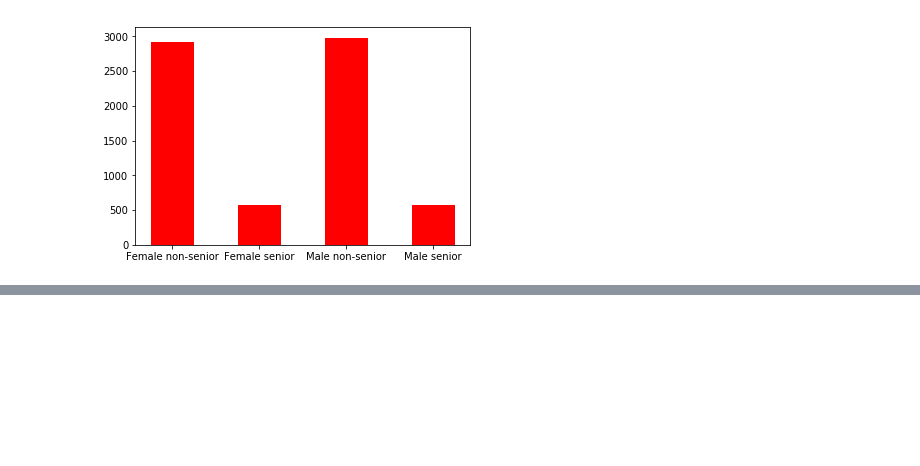
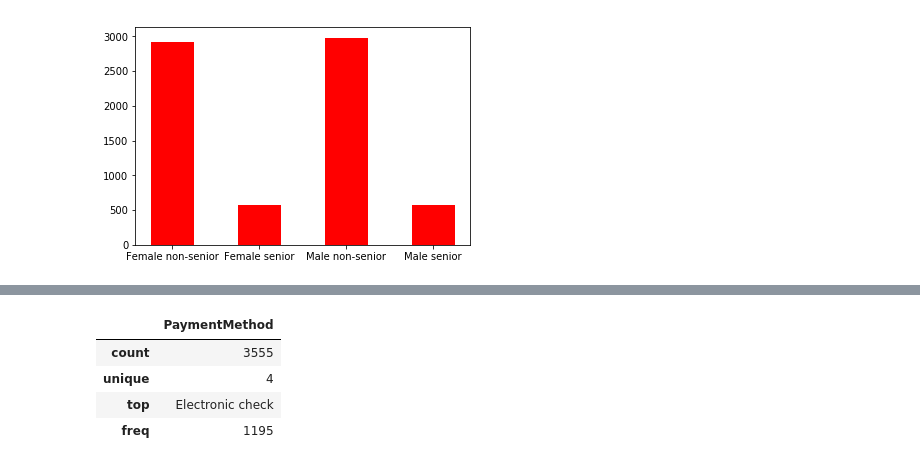
Before and after one commit to adityaprabhat01/eda-taskphase-aditya, a Jupyter notebook: telco_churn.ipynb, the cells around one changed output, grey strips where cells are left out. Cells and saved outputs as stored; diff of their text form; code cells hidden in the pictures; blank space fills up the shorter version.

```diff
--- a/telco_churn.ipynb
+++ b/telco_churn.ipynb
@@ -110,0 +106,8 @@ df_female_onlineSecurity = df[['OnlineSecurity']]
+# %%
+male_PaymentMethod.describe()
+# %% [output]
+|  | PaymentMethod |
+| count | 3555 |
+| unique | 4 |
+| top | Electronic check |
+| freq | 1195 |
```
Also changed, not shown: parts of 11 cells of this notebook.
